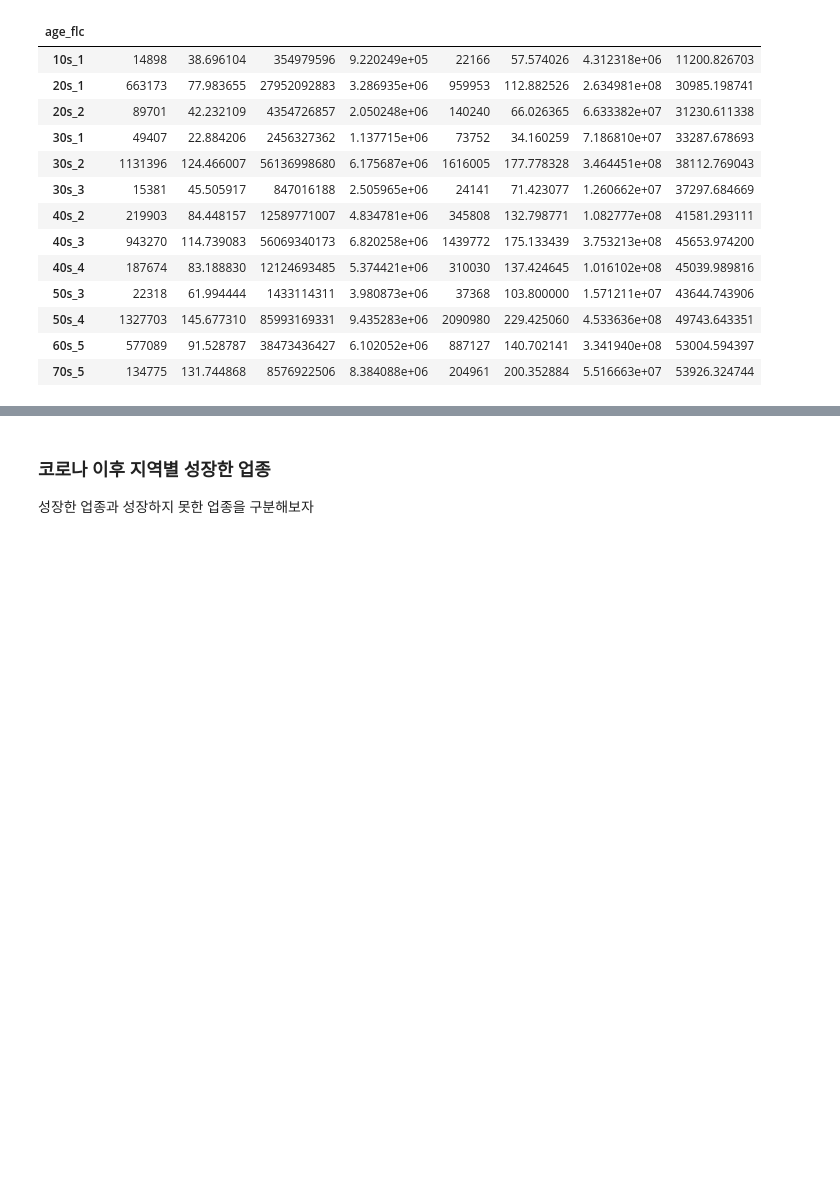
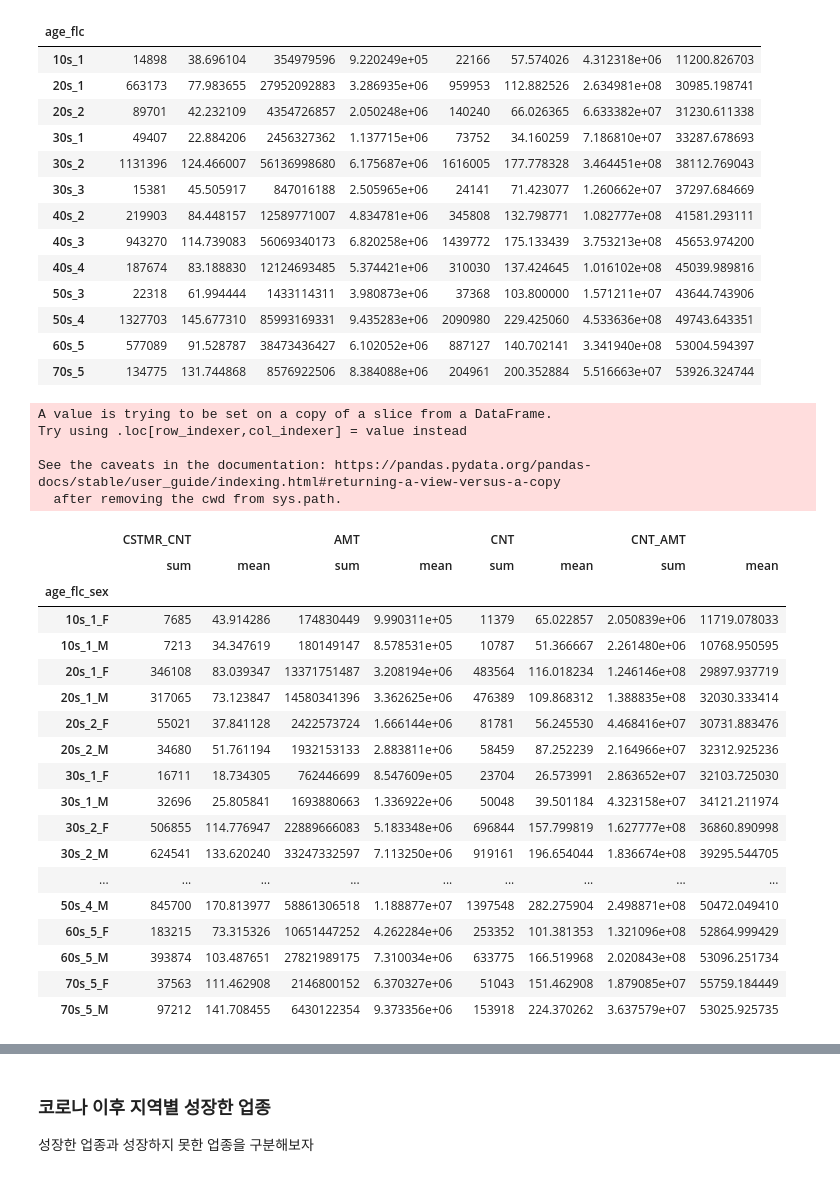
Before and after one commit to starlidust/jeju_creditcard, a Jupyter notebook: EDA_진행중.ipynb, the cells around one changed output, grey strips where cells are left out. Cells and saved outputs as stored; diff of their text form; code cells hidden in the pictures; blank space fills up the shorter version.

```diff
--- a/EDA_진행중.ipynb
+++ b/EDA_진행중.ipynb
@@ -553,3 +554,35 @@ See the caveats in the documentation: https://pandas.pydata.org/pandas-docs/stab
 | 50s_4 | 1327703 | 145.677310 | 85993169331 | 9.435283e+06 | 2090980 | 229.425060 | 4.533636e+08 | 49743.643351 |
 | 60s_5 | 577089 | 91.528787 | 38473436427 | 6.102052e+06 | 887127 | 140.702141 | 3.341940e+08 | 53004.594397 |
 | 70s_5 | 134775 | 131.744868 | 8576922506 | 8.384088e+06 | 204961 | 200.352884 | 5.516663e+07 | 53926.324744 |
+# %%
+#20대 여성중 영유아가구의 경우 거래금액이 높음
+#50대 중고생자녀가구의 경우 남여, 평균건당금액의 차가 가장 높음
+#50대 중고생자녀가구 여성은 거래건수가 높고, 총 거래금액이 높음
+sex = jeju_food.SEX_CTGO_CD.apply(lambda x : "M" if x==1 else "F")
+jeju_food['age_flc_sex'] = jeju_food.AGE +"_"+jeju_food.FLC.astype(str) +"_" + sex
+jeju_food.groupby('age_flc_sex')['CSTMR_CNT','AMT',"CNT",'CNT_AMT'].agg(['sum','mean'])
+# %% [output]
+A value is trying to be set on a copy of a slice from a DataFrame.
+Try using .loc[row_indexer,col_indexer] = value instead
+
+See the caveats in the documentation: https://pandas.pydata.org/pandas-docs/stable/user_guide/indexing.html#returning-a-view-versus-a-copy
+  after removing the cwd from sys.path.
+|  | CSTMR_CNT |  | AMT |  | CNT |  | CNT_AMT |  |
+|  | sum | mean | sum | mean | sum | mean | sum | mean |
+| age_flc_sex |  |  |  |  |  |  |  |  |
+| 10s_1_F | 7685 | 43.914286 | 174830449 | 9.990311e+05 | 11379 | 65.022857 | 2.050839e+06 | 11719.078033 |
+| 10s_1_M | 7213 | 34.347619 | 180149147 | 8.578531e+05 | 10787 | 51.366667 | 2.261480e+06 | 10768.950595 |
+| 20s_1_F | 346108 | 83.039347 | 13371751487 | 3.208194e+06 | 483564 | 116.018234 | 1.246146e+08 | 29897.937719 |
+| 20s_1_M | 317065 | 73.123847 | 14580341396 | 3.362625e+06 | 476389 | 109.868312 | 1.388835e+08 | 32030.333414 |
+| 20s_2_F | 55021 | 37.841128 | 2422573724 | 1.666144e+06 | 81781 | 56.245530 | 4.468416e+07 | 30731.883476 |
+| 20s_2_M | 34680 | 51.761194 | 1932153133 | 2.883811e+06 | 58459 | 87.252239 | 2.164966e+07 | 32312.925236 |
+| 30s_1_F | 16711 | 18.734305 | 762446699 | 8.547609e+05 | 23704 | 26.573991 | 2.863652e+07 | 32103.725030 |
+| 30s_1_M | 32696 | 25.805841 | 1693880663 | 1.336922e+06 | 50048 | 39.501184 | 4.323158e+07 | 34121.211974 |
+| 30s_2_F | 506855 | 114.776947 | 22889666083 | 5.183348e+06 | 696844 | 157.799819 | 1.627777e+08 | 36860.890998 |
+| 30s_2_M | 624541 | 133.620240 | 33247332597 | 7.113250e+06 | 919161 | 196.654044 | 1.836674e+08 | 39295.544705 |
+| ... | ... | ... | ... | ... | ... | ... | ... | ... |
+| 50s_4_M | 845700 | 170.813977 | 58861306518 | 1.188877e+07 | 1397548 | 282.275904 | 2.498871e+08 | 50472.049410 |
+| 60s_5_F | 183215 | 73.315326 | 10651447252 | 4.262284e+06 | 253352 | 101.381353 | 1.321096e+08 | 52864.999429 |
+| 60s_5_M | 393874 | 103.487651 | 27821989175 | 7.310034e+06 | 633775 | 166.519968 | 2.020843e+08 | 53096.251734 |
+| 70s_5_F | 37563 | 111.462908 | 2146800152 | 6.370327e+06 | 51043 | 151.462908 | 1.879085e+07 | 55759.184449 |
+| 70s_5_M | 97212 | 141.708455 | 6430122354 | 9.373356e+06 | 153918 | 224.370262 | 3.637579e+07 | 53025.925735 |
```
Also changed, not shown: parts of 14 cells of this notebook, 3 other files.
